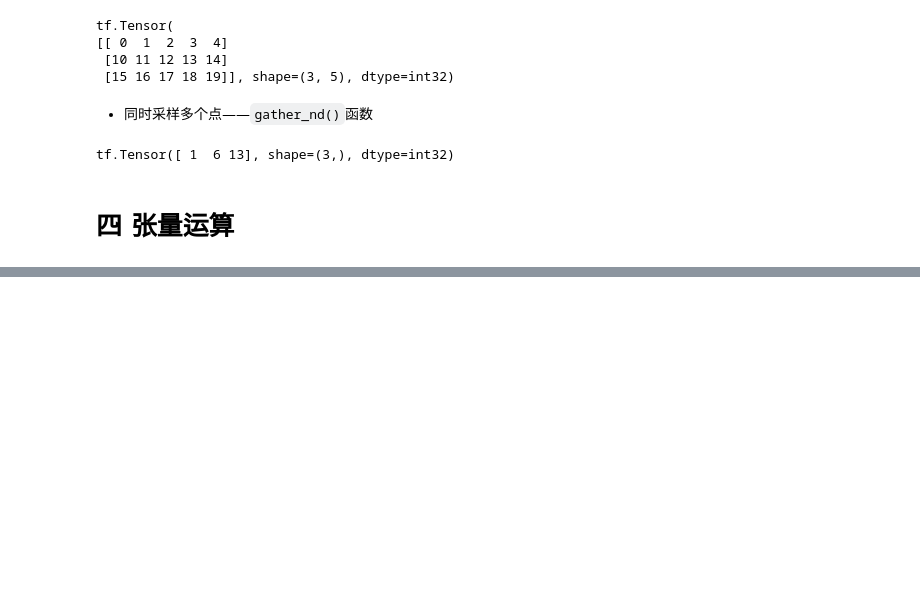
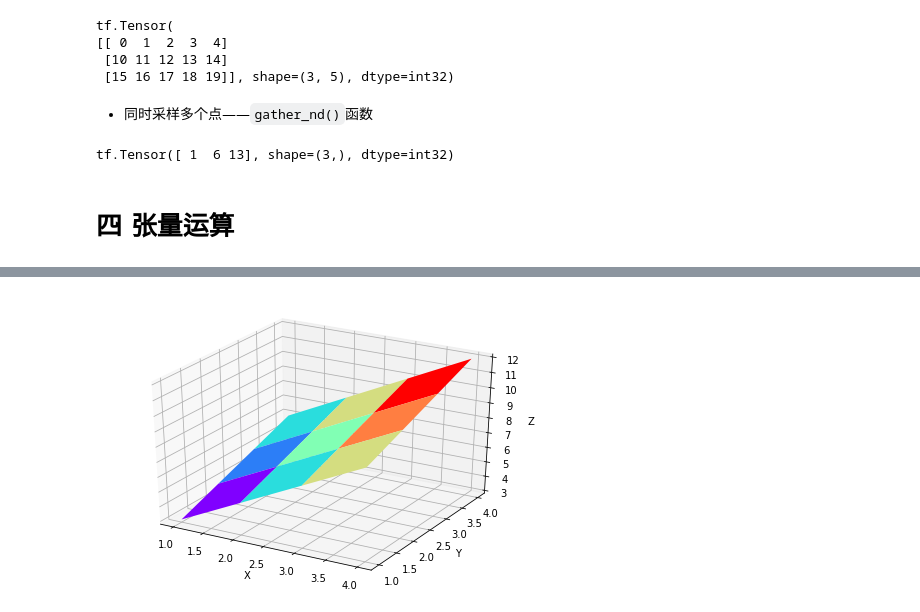
Before and after one commit to daoist1037/Learning, a Jupyter notebook: Py/TensorflowLearn/shortTensorflow.ipynb, the cells around one changed output, grey strips where cells are left out. Cells and saved outputs as stored; diff of their text form; code cells hidden in the pictures; blank space fills up the shorter version.

```diff
--- a/Py/TensorflowLearn/shortTensorflow.ipynb
+++ b/Py/TensorflowLearn/shortTensorflow.ipynb
@@ -386,0 +516,15 @@ tf.Tensor([ 1  6 13], shape=(3,), dtype=int32)
+# %%
+fig = plt.figure()
+ax3d = Axes3D(fig)
+y = np.arange(1, 5)
+x = np.arange(1, 5)
+X, Y = np.meshgrid(x, y)
+Z = 2 * X + Y
+ax3d.plot_surface(X, Y, Z, cmap='rainbow')
+
+ax3d.set_xlabel('X')
+ax3d.set_ylabel('Y')
+ax3d.set_zlabel('Z')
+plt.show()
+# %% [output]
+[figure, added]
```
Also changed, not shown: parts of 15 cells of this notebook, 15 other files.
